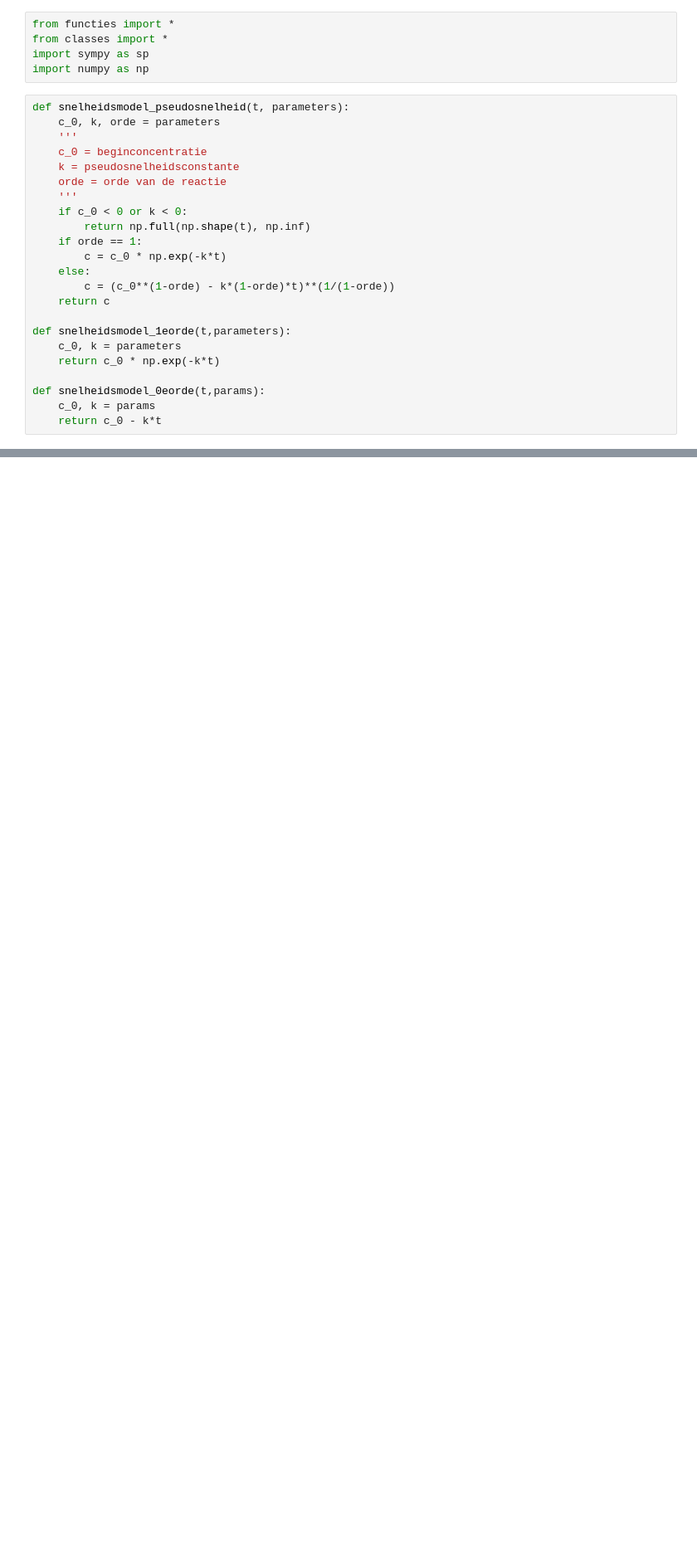
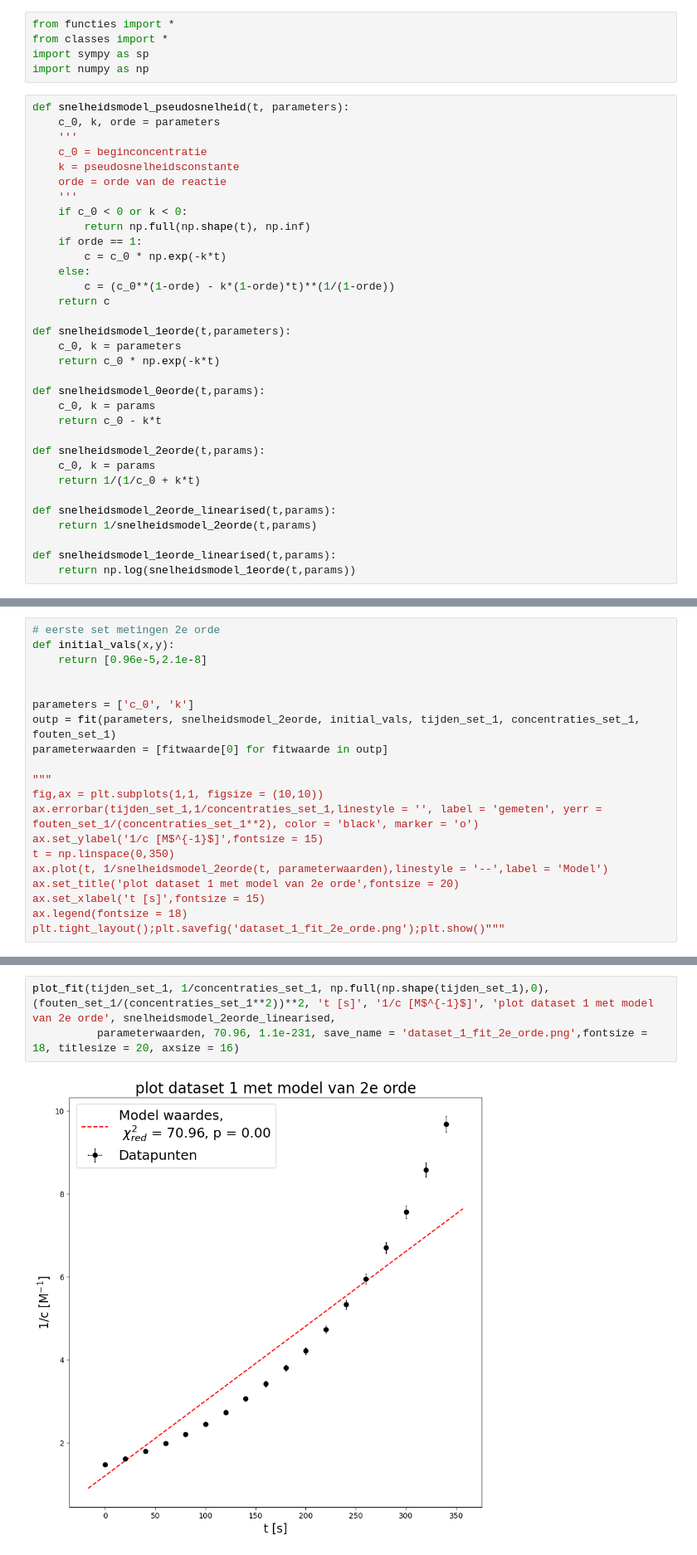
Before and after one commit to justlearning42/Experimentele_vscode, a Jupyter notebook: kinetica.ipynb, the cells around one changed output, grey strips where cells are left out. Shown: that part at 83% size. Saved outputs shown, nothing was run; the diff lists cells and outputs as text; blank space fills up the shorter version.

```diff
--- a/kinetica.ipynb
+++ b/kinetica.ipynb
@@ -26,5 +26,15 @@ def snelheidsmodel_1eorde(t,parameters):
 def snelheidsmodel_0eorde(t,params):
     c_0, k = params
     return c_0 - k*t
+
+def snelheidsmodel_2eorde(t,params):
+    c_0, k = params
+    return 1/(1/c_0 + k*t)
+
+def snelheidsmodel_2eorde_linearised(t,params):
+    return 1/snelheidsmodel_2eorde(t,params)
+
+def snelheidsmodel_1eorde_linearised(t,params):
+    return np.log(snelheidsmodel_1eorde(t,params))
 # %%
 #prepareer de data van de eerste set metingen
@@ -153,0 +177,20 @@ De gereduceerde chi^2 waarde is: 0.89212
+# %%
+# eerste set metingen 2e orde
+def initial_vals(x,y):
+    return [0.96e-5,2.1e-8]
+
+
+parameters = ['c_0', 'k']
+outp = fit(parameters, snelheidsmodel_2eorde, initial_vals, tijden_set_1, concentraties_set_1, fouten_set_1)
+parameterwaarden = [fitwaarde[0] for fitwaarde in outp]
+
+"""
+fig,ax = plt.subplots(1,1, figsize = (10,10))
+ax.errorbar(tijden_set_1,1/concentraties_set_1,linestyle = '', label = 'gemeten', yerr = fouten_set_1/(concentraties_set_1**2), color = 'black', marker = 'o')
+ax.set_ylabel('1/c [M$^{-1}$]',fontsize = 15)
+t = np.linspace(0,350)
+ax.plot(t, 1/snelheidsmodel_2eorde(t, parameterwaarden),linestyle = '--',label = 'Model')
+ax.set_title('plot dataset 1 met model van 2e orde',fontsize = 20)
+ax.set_xlabel('t [s]',fontsize = 15)
+ax.legend(fontsize = 18)
+plt.tight_layout();plt.savefig('dataset_1_fit_2e_orde.png');plt.show()"""
@@ -154,3 +216,8 @@ De gereduceerde chi^2 waarde is: 0.89212
+# %%
+plot_fit(tijden_set_1, 1/concentraties_set_1, np.full(np.shape(tijden_set_1),0), (fouten_set_1/(concentraties_set_1**2))**2, 't [s]', '1/c [M$^{-1}$]', 'plot dataset 1 met model van 2e orde', snelheidsmodel_2eorde_linearised,
+          parameterwaarden, 70.96, 1.1e-231, save_name = 'dataset_1_fit_2e_orde.png',fontsize = 18, titlesize = 20, axsize = 16)
+# %% [output]
+[figure, added]
 # %%
 # eerste set metingen: 1e orde
 def initial_vals(x,y):
```
Also changed, not shown: parts of 15 cells of this notebook, 8 other files.
